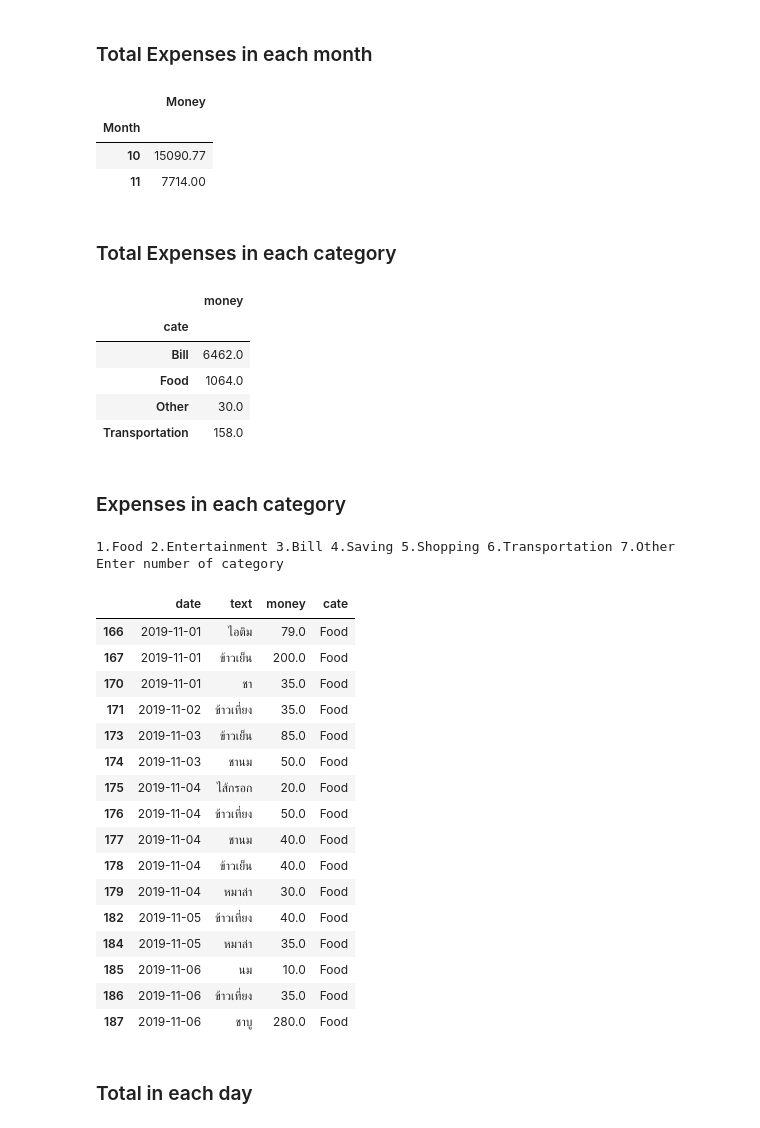
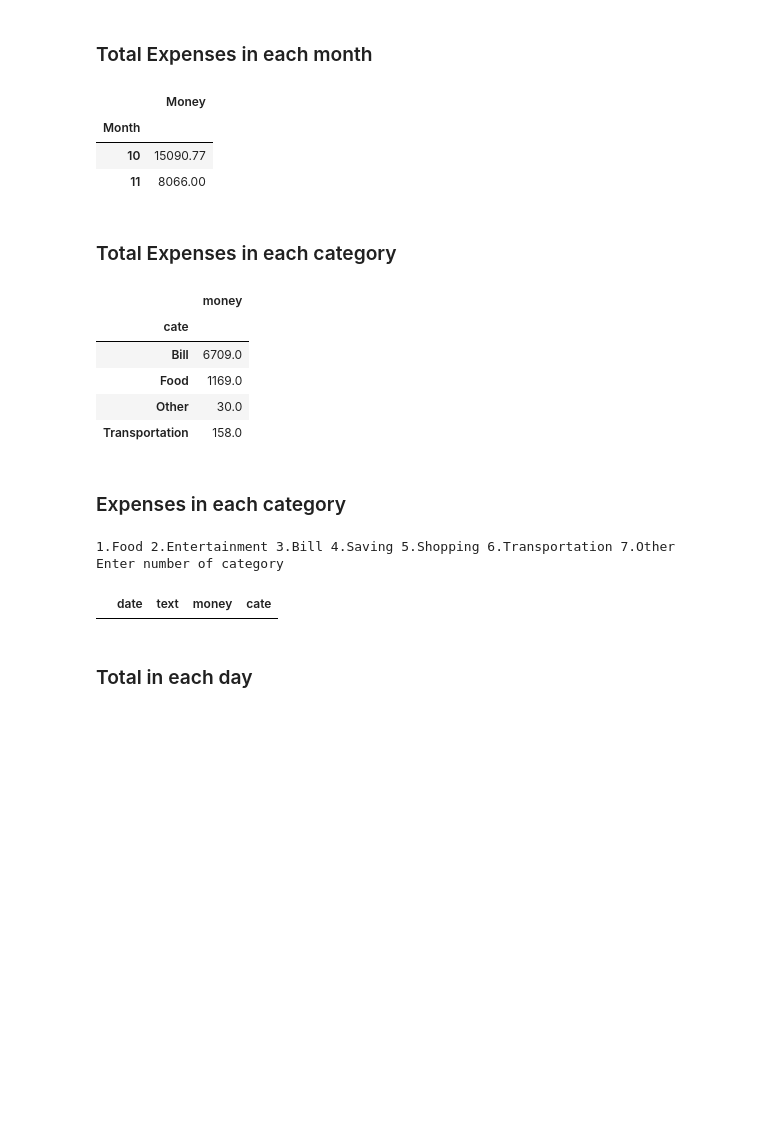
Before and after one commit to jakkritsonsanit/ChatBotExpenses, a Jupyter notebook: CollectData.ipynb, the cells around one changed output. Drawn from its saved outputs; the diff is of its cells as text; code cells hidden in the pictures; blank space fills up the shorter version.

```diff
--- a/CollectData.ipynb
+++ b/CollectData.ipynb
@@ -99,8 +99,8 @@ dfe.tail(10)
 ### Change category
 # %%
 t = ['Entertainment', 'Transportation', 'Shopping', 'Food', 'Bill', 'Other']
-n = 183
-dfe.at[n, 'cate'] = t[-2]
+n = 195
+dfe.at[n, 'cate'] = t[1]
 dfe.iloc[n:]
 # %% [output]
 |  | date | text | money | cate |
@@ -203,7 +199,7 @@ tmp.groupby(tmp.Month.dt.month).sum()
 |  | Money |
 | Month |  |
 | 10 | 15090.77 |
-| 11 | 7714.00 |
+| 11 | 8066.00 |
 # %% [markdown]
 ### Total Expenses in each category
 # %%
@@ -211,8 +207,8 @@ dfem.groupby(['cate']).sum()
 # %% [output]
 |  | money |
 | cate |  |
-| Bill | 6462.0 |
-| Food | 1064.0 |
+| Bill | 6709.0 |
+| Food | 1169.0 |
 | Other | 30.0 |
 | Transportation | 158.0 |
 # %% [markdown]
@@ -220,27 +216,11 @@ dfem.groupby(['cate']).sum()
 # %%
 ls = ['1.Food', '2.Entertainment', '3.Bill', '4.Saving', '5.Shopping', '6.Transportation', '7.Other']
 print(*ls)
-dfem[dfem.cate == ls[int(input('Enter number of category ') or 1)-1][2:]]
+dfem[dfem.cate == ls[int(input('Enter number of category ') or 2)-1][2:]]
 # %% [output]
 1.Food 2.Entertainment 3.Bill 4.Saving 5.Shopping 6.Transportation 7.Other
 Enter number of category
 |  | date | text | money | cate |
-| 166 | 2019-11-01 | ไอติม | 79.0 | Food |
-| 167 | 2019-11-01 | ข้าวเย็น | 200.0 | Food |
-| 170 | 2019-11-01 | ชา | 35.0 | Food |
-| 171 | 2019-11-02 | ข้าวเที่ยง | 35.0 | Food |
-| 173 | 2019-11-03 | ข้าวเย็น | 85.0 | Food |
-| 174 | 2019-11-03 | ชานม | 50.0 | Food |
-| 175 | 2019-11-04 | ไส้กรอก | 20.0 | Food |
-| 176 | 2019-11-04 | ข้าวเที่ยง | 50.0 | Food |
-| 177 | 2019-11-04 | ชานม | 40.0 | Food |
-| 178 | 2019-11-04 | ข้าวเย็น | 40.0 | Food |
-| 179 | 2019-11-04 | หมาล่า | 30.0 | Food |
-| 182 | 2019-11-05 | ข้าวเที่ยง | 40.0 | Food |
-| 184 | 2019-11-05 | หมาล่า | 35.0 | Food |
-| 185 | 2019-11-06 | นม | 10.0 | Food |
-| 186 | 2019-11-06 | ข้าวเที่ยง | 35.0 | Food |
-| 187 | 2019-11-06 | ชาบู | 280.0 | Food |
 # %% [markdown]
 ### Total in each day
 # %%
```
Also changed, not shown: parts of 9 cells of this notebook, 1 other file.
